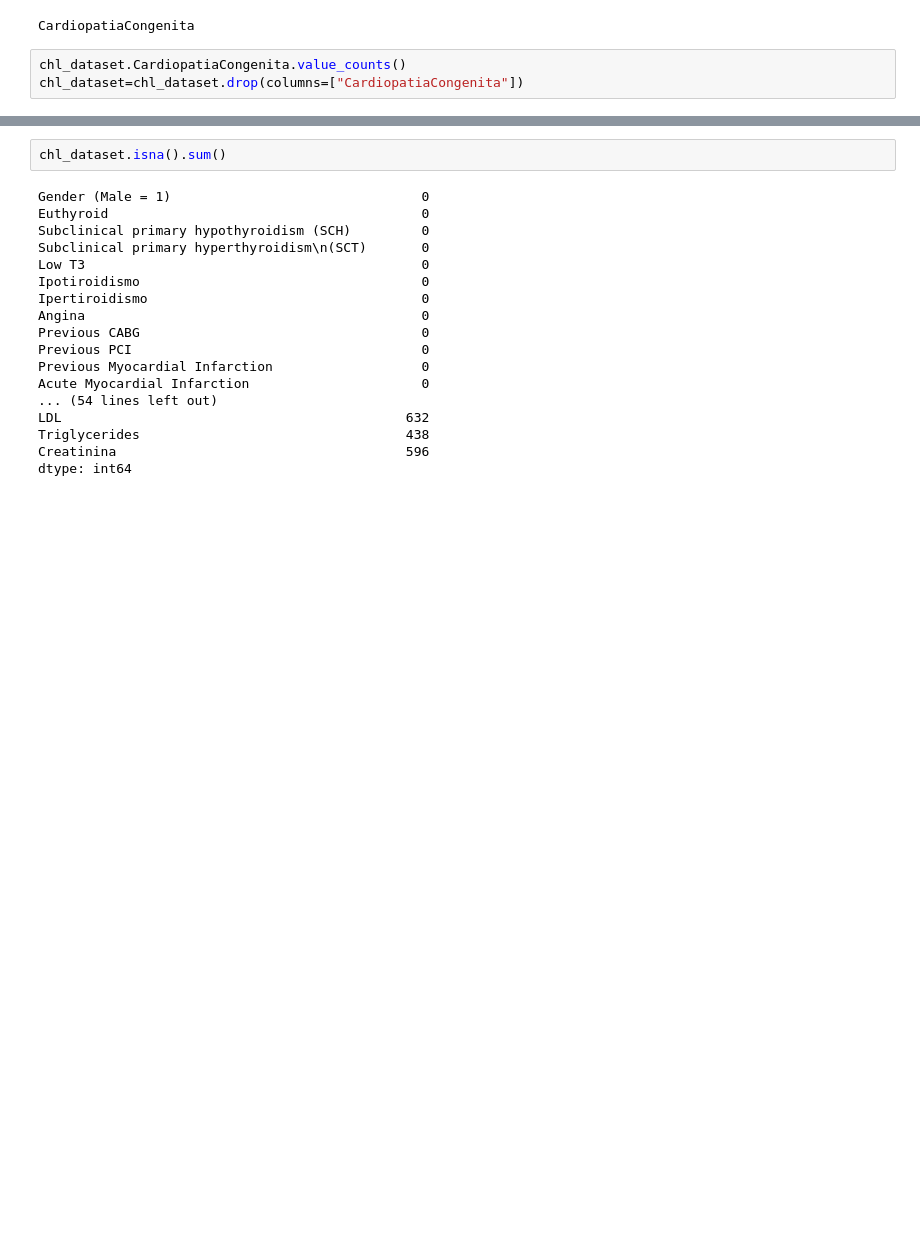
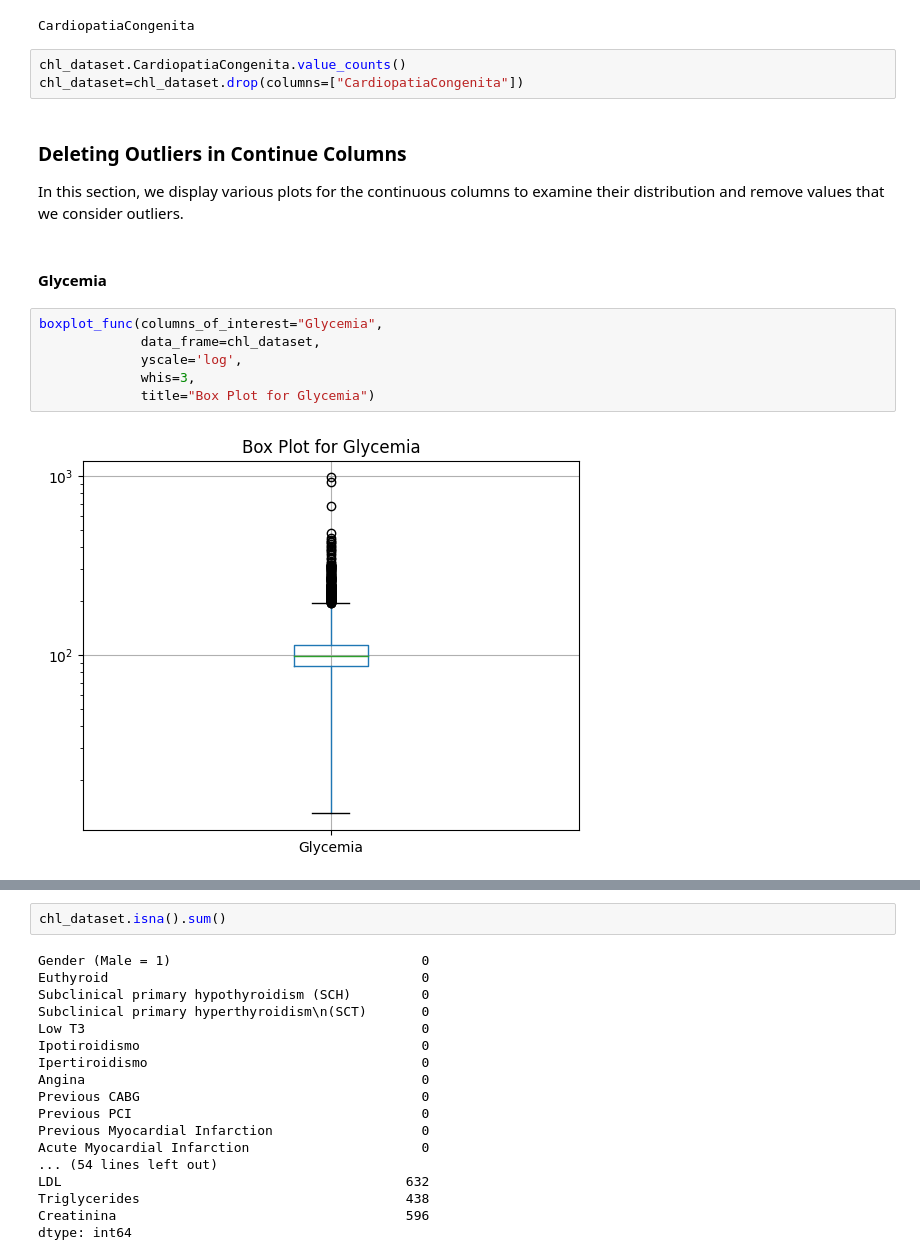
Before and after one commit to davide-marchi/clinical-data-encoding, a Jupyter notebook: Cleaning_Data.ipynb, the cells around one changed output, grey strips where cells are left out. Saved outputs shown, nothing was run; the diff lists cells and outputs as text; blank space fills up the shorter version.

```diff
--- a/Cleaning_Data.ipynb
+++ b/Cleaning_Data.ipynb
@@ -305,3 +305,17 @@ CardiopatiaCongenita
 # %%
 chl_dataset.CardiopatiaCongenita.value_counts()
 chl_dataset=chl_dataset.drop(columns=["CardiopatiaCongenita"])
+# %% [markdown]
+### Deleting Outliers in Continue Columns
+
+In this section, we display various plots for the continuous columns to examine their distribution and remove values that we consider outliers.
+# %% [markdown]
+#### Glycemia
+# %%
+boxplot_func(columns_of_interest="Glycemia",
+             data_frame=chl_dataset,
+             yscale='log',
+             whis=3,
+             title="Box Plot for Glycemia")
+# %% [output]
+[figure, added]
```
Also changed, not shown: parts of 3 cells of this notebook.
